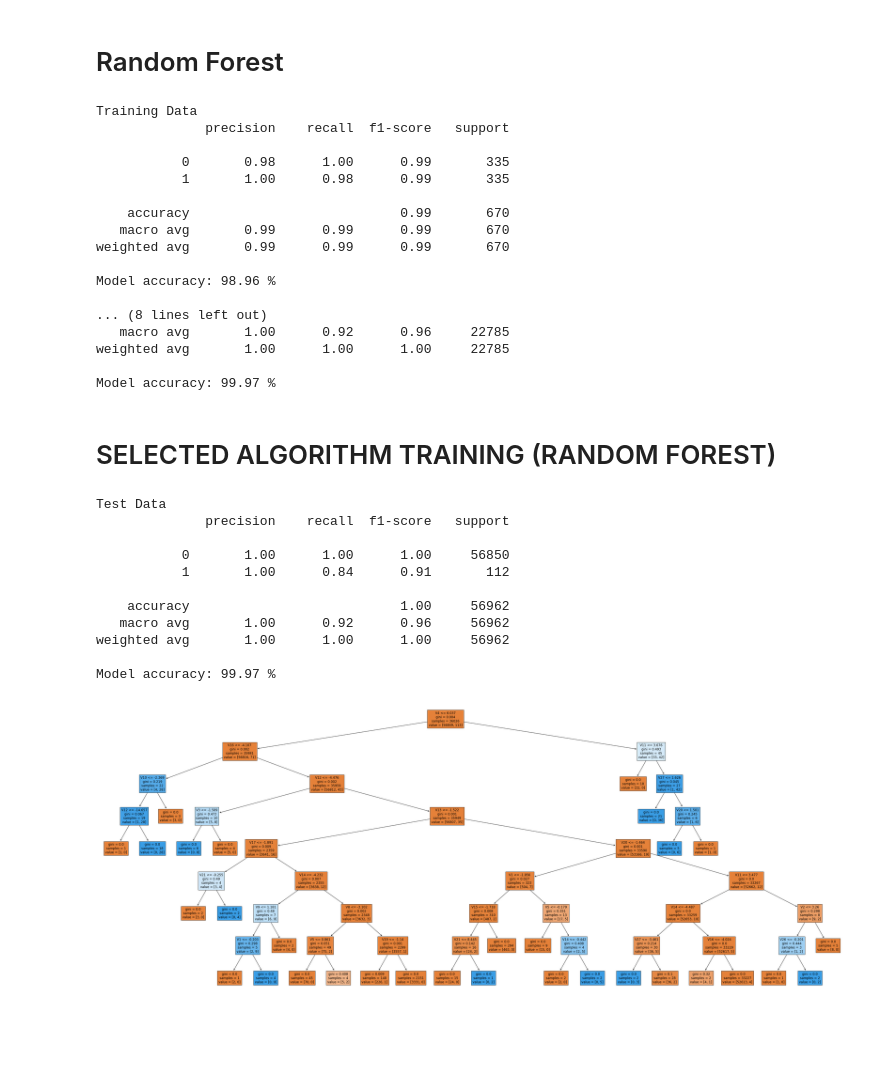
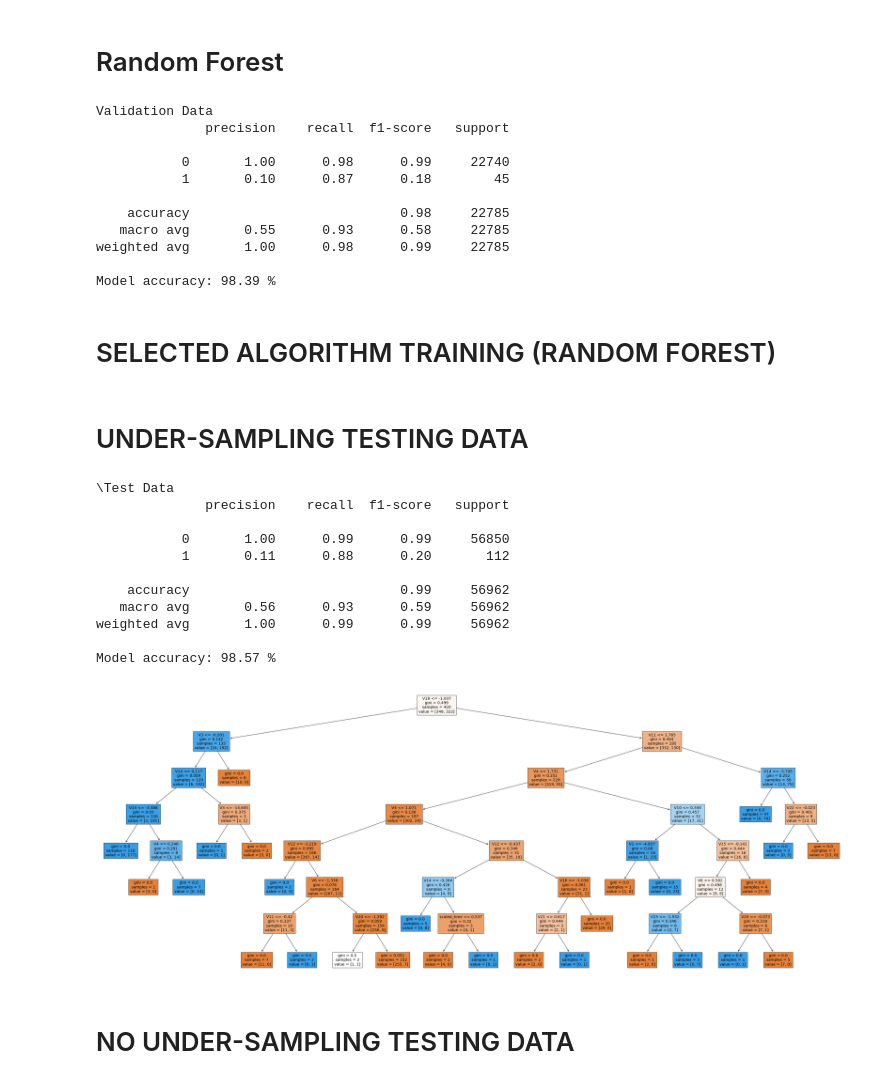
Before and after one commit to antoneev/CreditCardFraudDetection, a Jupyter notebook: Credit Card Fraud Detection.ipynb, the cells around one changed output. Saved outputs shown, nothing was run; the diff lists cells and outputs as text; code cells hidden in the pictures; blank space fills up the shorter version.

Commit message:
Updated models to fit correctly

```diff
--- a/Credit Card Fraud Detection.ipynb
+++ b/Credit Card Fraud Detection.ipynb
@@ -439,14 +416,9 @@ Model accuracy: 99.96 %
 # KNN
 # %%
 KNN = best_estimators['knn']
-KNN_Train = KNN.fit(x_train_res, y_train_res)
-KNN_predTrain= KNN_Train.predict(x_train_res)
-print("Training Data")
-print(classification_report(y_train_res, KNN_predTrain))
-print("Model accuracy:", round(accuracy_score(y_train_res, KNN_predTrain)*100,2), "%")
+KNN.fit(x_train_res, y_train_res)
 
-KNN_Val = KNN.fit(x_val, y_val)
-KNN_predVal = KNN_Val.predict(x_val)
+KNN_predVal = KNN.predict(x_val)
 print("\n\nValidation Data")
 print(classification_report(y_val, KNN_predVal))
 print("Model accuracy:", round(accuracy_score(y_val, KNN_predVal)*100,2), "%")
@@ -472,15 +438,9 @@ Model accuracy: 99.96 %
 # Logistic Regression
 # %%
 log_reg = best_estimators['logistic_regression']
-log_regTrain = log_reg.fit(x_train_res, y_train_res)
-log_reg_predTrain= log_regTrain.predict(x_train_res)
-print("Training Data")
-print(classification_report(y_train_res, log_reg_predTrain))
-print("Model accuracy:", round(accuracy_score(y_train_res, log_reg_predTrain)*100,2), "%")
+log_reg.fit(x_train_res, y_train_res)
 
-
-log_regVal = log_reg.fit(x_val, y_val)
-log_reg_predVal = log_regVal.predict(x_val)
+log_reg_predVal = log_reg.predict(x_val)
 print("\n\nValidation Data")
 print(classification_report(y_val, log_reg_predVal))
 print("Model accuracy:", round(accuracy_score(y_val, log_reg_predVal)*100,2), "%")
@@ -506,60 +460,51 @@ Model accuracy: 99.96 %
 # Random Forest
 # %%
 RandForest = best_estimators['random_forest']
-RandForestTrain = RandForest.fit(x_train_res, y_train_res)
-RandForestpredTrain= RandForestTrain.predict(x_train_res)
-print("Training Data")
-print(classification_report(y_train_res, RandForestpredTrain))
-print("Model accuracy:", round(accuracy_score(y_train_res, RandForestpredTrain)*100,2), "%")
+RandForest.fit(x_train_res, y_train_res)
 
-RandForestVal = RandForest.fit(x_val, y_val)
-RandForestpredVal = RandForestVal.predict(x_val)
+RandForestpredVal = RandForest.predict(x_val)
 print("\n\nValidation Data")
 print(classification_report(y_val, RandForestpredVal))
 print("Model accuracy:", round(accuracy_score(y_val, RandForestpredVal)*100,2), "%")
 # %% [output]
-Training Data
+Validation Data
               precision    recall  f1-score   support
 
-           0       0.98      1.00      0.99       335
-           1       1.00      0.98      0.99       335
+           0       1.00      0.98      0.99     22740
+           1       0.10      0.87      0.18        45
 
-    accuracy                           0.99       670
-   macro avg       0.99      0.99      0.99       670
-weighted avg       0.99      0.99      0.99       670
+    accuracy                           0.98     22785
+   macro avg       0.55      0.93      0.58     22785
+weighted avg       1.00      0.98      0.99     22785
 
-Model accuracy: 98.96 %
-
-... (8 lines left out)
-   macro avg       1.00      0.92      0.96     22785
-weighted avg       1.00      1.00      1.00     22785
-
-Model accuracy: 99.97 %
+Model accuracy: 98.39 %
 # %% [markdown]
 # SELECTED ALGORITHM TRAINING (RANDOM FOREST)
 # %%
 from sklearn import tree
+# %% [markdown]
+# UNDER-SAMPLING TESTING DATA
 # %%
-RandForestTest = RandForest.fit(test_features, test_target)
-RandForestpredTest= RandForestTest.predict(test_features)
-
-print("Test Data")
+RandForestpredTest = RandForest.predict(test_features)
+print("\n\Test Data")
 print(classification_report(test_target, RandForestpredTest))
 print("Model accuracy:", round(accuracy_score(test_target, RandForestpredTest)*100,2), "%")
 # %% [output]
-Test Data
+\Test Data
               precision    recall  f1-score   support
 
-           0       1.00      1.00      1.00     56850
-           1       1.00      0.84      0.91       112
+           0       1.00      0.99      0.99     56850
+           1       0.11      0.88      0.20       112
 
-    accuracy                           1.00     56962
-   macro avg       1.00      0.92      0.96     56962
-weighted avg       1.00      1.00      1.00     56962
+    accuracy                           0.99     56962
+   macro avg       0.56      0.93      0.59     56962
+weighted avg       1.00      0.99      0.99     56962
 
-Model accuracy: 99.97 %
+Model accuracy: 98.57 %
 # %%
 plt.figure(figsize=(50,20))
-_ = tree.plot_tree(RandForestTest.estimators_[0], feature_names=test_features.columns, filled=True)
+_ = tree.plot_tree(RandForest.estimators_[0], feature_names=test_features.columns, filled=True)
 # %% [output]
-[figure, old version]
+[figure, new version]
+# %% [markdown]
+# NO UNDER-SAMPLING TESTING DATA
```
Also changed, not shown: parts of 8 cells of this notebook, 6 other files.
